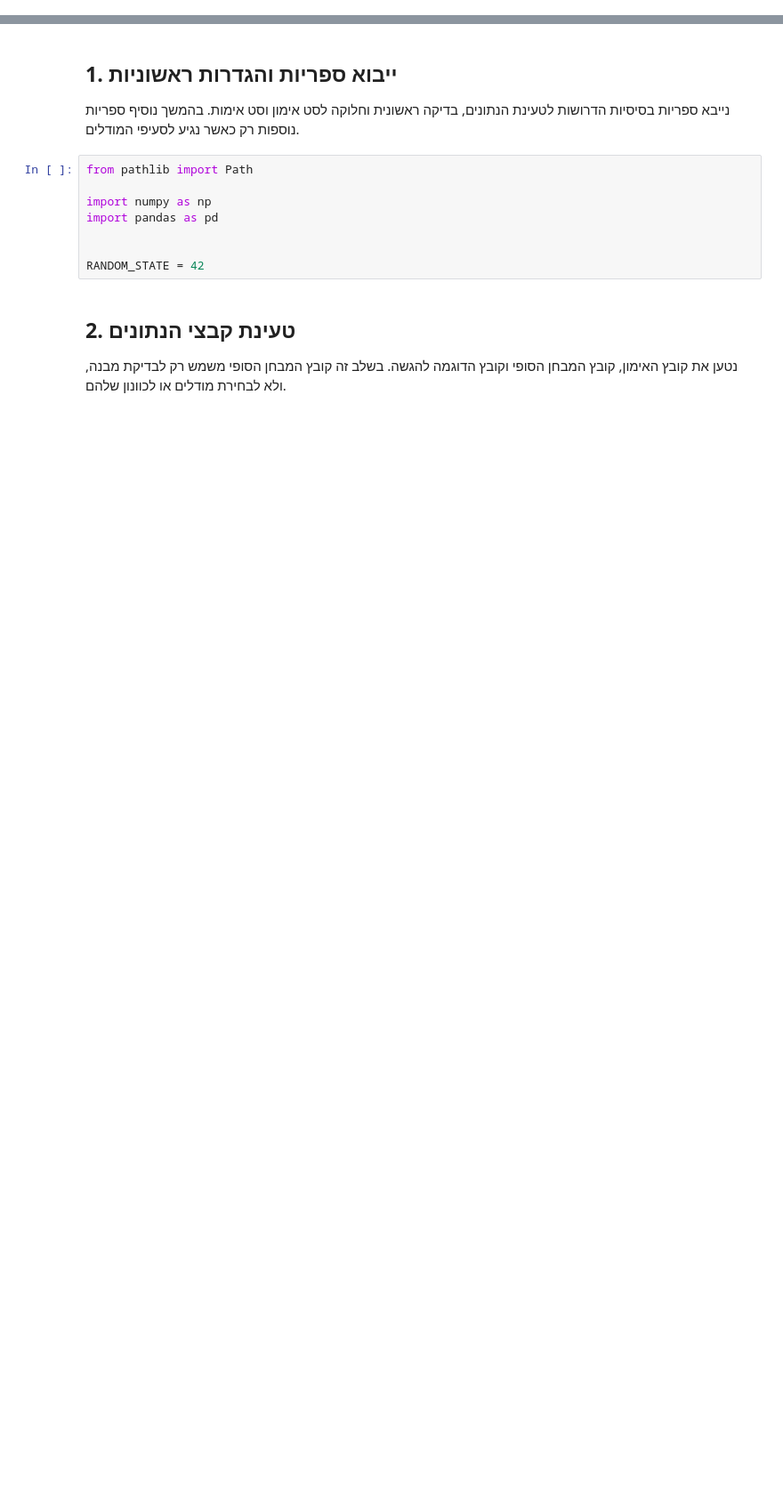
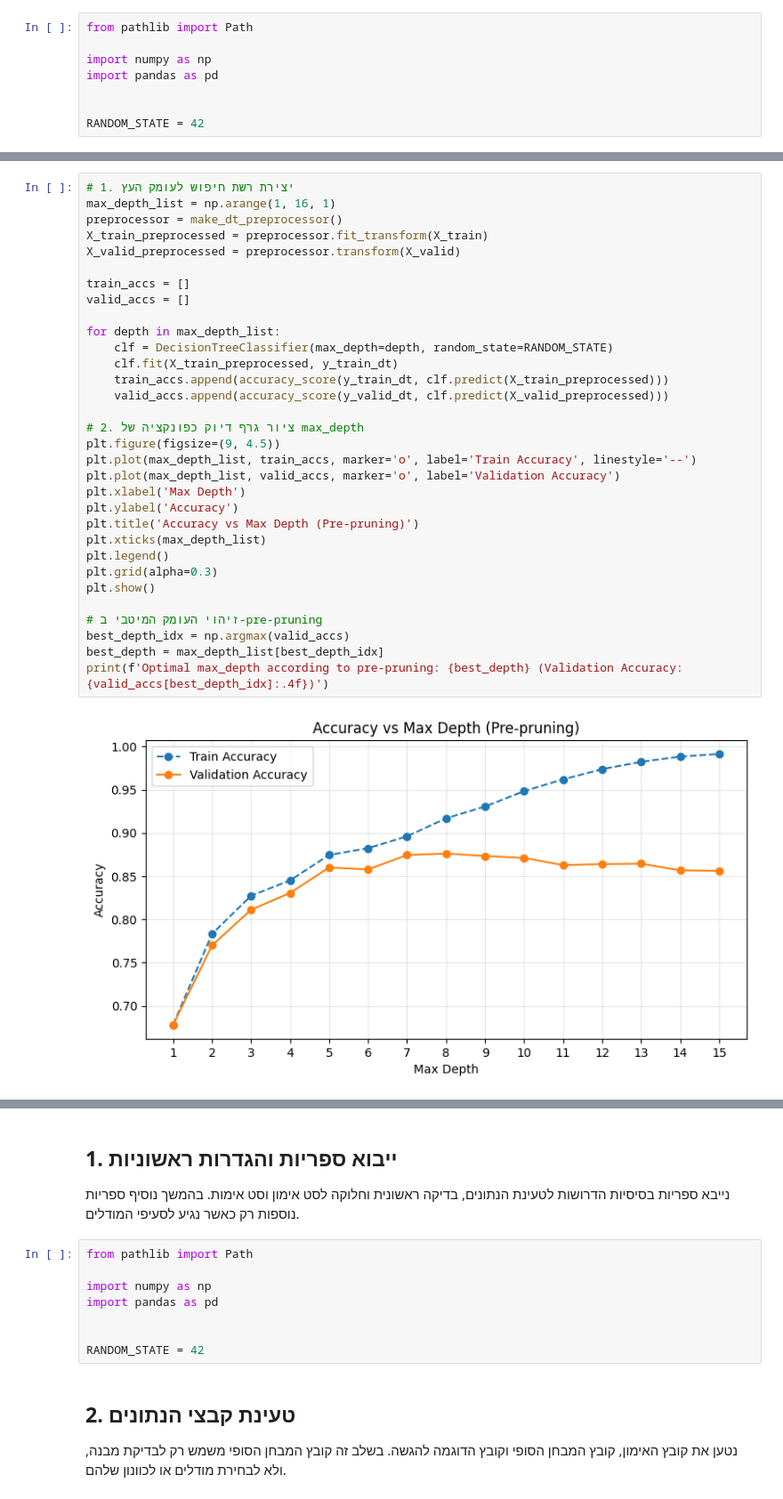
Before and after one commit to yaelelazari/ML_Project, a Jupyter notebook: Airline_Project_Part_B_Group3.ipynb, the cells around one changed output, grey strips where cells are left out. Shown at 89% size. Drawn from its saved outputs; the diff is of its cells as text; blank space fills up the shorter version.

```diff
--- a/Airline_Project_Part_B_Group3.ipynb
+++ b/Airline_Project_Part_B_Group3.ipynb
@@ -6,0 +11,8 @@
+# %%
+from pathlib import Path
+
+import numpy as np
+import pandas as pd
+
+
+RANDOM_STATE = 42
@@ -6,0 +863,34 @@
+# %%
+# 1. יצירת רשת חיפוש לעומק העץ
+max_depth_list = np.arange(1, 16, 1)
+preprocessor = make_dt_preprocessor()
+X_train_preprocessed = preprocessor.fit_transform(X_train)
+X_valid_preprocessed = preprocessor.transform(X_valid)
+
+train_accs = []
+valid_accs = []
+
+for depth in max_depth_list:
+    clf = DecisionTreeClassifier(max_depth=depth, random_state=RANDOM_STATE)
+    clf.fit(X_train_preprocessed, y_train_dt)
+    train_accs.append(accuracy_score(y_train_dt, clf.predict(X_train_preprocessed)))
+    valid_accs.append(accuracy_score(y_valid_dt, clf.predict(X_valid_preprocessed)))
+
+# 2. ציור גרף דיוק כפונקציה של max_depth
+plt.figure(figsize=(9, 4.5))
+plt.plot(max_depth_list, train_accs, marker='o', label='Train Accuracy', linestyle='--')
+plt.plot(max_depth_list, valid_accs, marker='o', label='Validation Accuracy')
+plt.xlabel('Max Depth')
+plt.ylabel('Accuracy')
+plt.title('Accuracy vs Max Depth (Pre-pruning)')
+plt.xticks(max_depth_list)
+plt.legend()
+plt.grid(alpha=0.3)
+plt.show()
+
+# זיהוי העומק המיטבי ב-pre-pruning
+best_depth_idx = np.argmax(valid_accs)
+best_depth = max_depth_list[best_depth_idx]
+print(f'Optimal max_depth according to pre-pruning: {best_depth} (Validation Accuracy: {valid_accs[best_depth_idx]:.4f})')
+# %% [output]
+[figure, added]
```
Also changed, not shown: parts of 65 cells of this notebook.
